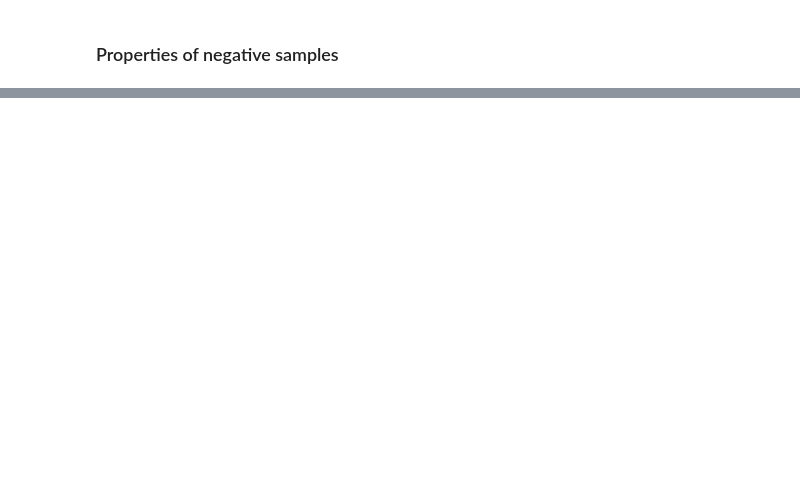
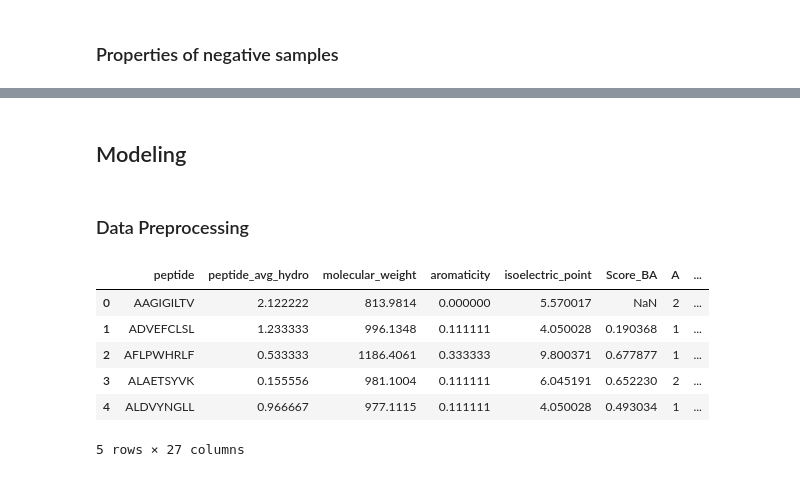
Before and after one commit to Inline6ix/capstone, a Jupyter notebook: capstone.ipynb, the cells around one changed output, grey strips where cells are left out. Drawn from its saved outputs; the diff is of its cells as text; code cells hidden in the pictures; blank space fills up the shorter version.

```diff
--- a/capstone.ipynb
+++ b/capstone.ipynb
@@ -341,0 +369,18 @@ print(5)
+# %% [markdown]
+## Modeling
+# %% [markdown]
+### Data Preprocessing
+# %%
+epitopes = pd.read_csv("data/ninemer_epitopes.csv")
+epitopes = epitopes.drop(columns=['epitope_objecttype', 'fullsequence', 'mhcrestriction_name', 'mhcrestriction_class', 'epitope_length'])
+epitopes = epitopes.rename(columns={'epitope_name': 'peptide', 'epitope_avg_hydro': 'peptide_avg_hydro'})
+epitopes_BA_pred = pd.read_csv("data/ninemer_epitopes_BA_pred.csv")
+epitopes_composition = epitopes.apply(lambda row: count_amino_acids(row['peptide']), axis=1).apply(pd.Series)
+
+negatives = pd.read_csv("data/ninemer_negatives_trimmed.csv")
+negatives = negatives.drop(columns=['mhc', 'peptide_length'])
+negatives = negatives.rename(columns={'peptide': 'peptide'})
+negatives = negatives.drop_duplicates(subset=['peptide'])
+negatives_BA_pred = pd.read_csv("data/ninemer_negatives_trimmed_BA_pred.csv")
+negatives_BA_pred = negatives_BA_pred.drop_duplicates(subset=['peptide'])
+negatives_composition = negatives.apply(lambda row: count_amino_acids(row['peptide']), axis=1).apply(pd.Series)
@@ -341,0 +407,10 @@ print(5)
+# %%
+epitopes.head()
+# %% [output]
+|  | peptide | peptide_avg_hydro | molecular_weight | aromaticity | isoelectric_point | Score_BA | A | ... |
+| 0 | AAGIGILTV | 2.122222 | 813.9814 | 0.000000 | 5.570017 | NaN | 2 | ... |
+| 1 | ADVEFCLSL | 1.233333 | 996.1348 | 0.111111 | 4.050028 | 0.190368 | 1 | ... |
+| 2 | AFLPWHRLF | 0.533333 | 1186.4061 | 0.333333 | 9.800371 | 0.677877 | 1 | ... |
+| 3 | ALAETSYVK | 0.155556 | 981.1004 | 0.111111 | 6.045191 | 0.652230 | 2 | ... |
+| 4 | ALDVYNGLL | 0.966667 | 977.1115 | 0.111111 | 4.050028 | 0.493034 | 1 | ... |
+5 rows × 27 columns
```
Also changed, not shown: parts of 34 cells of this notebook, 14 other files.
